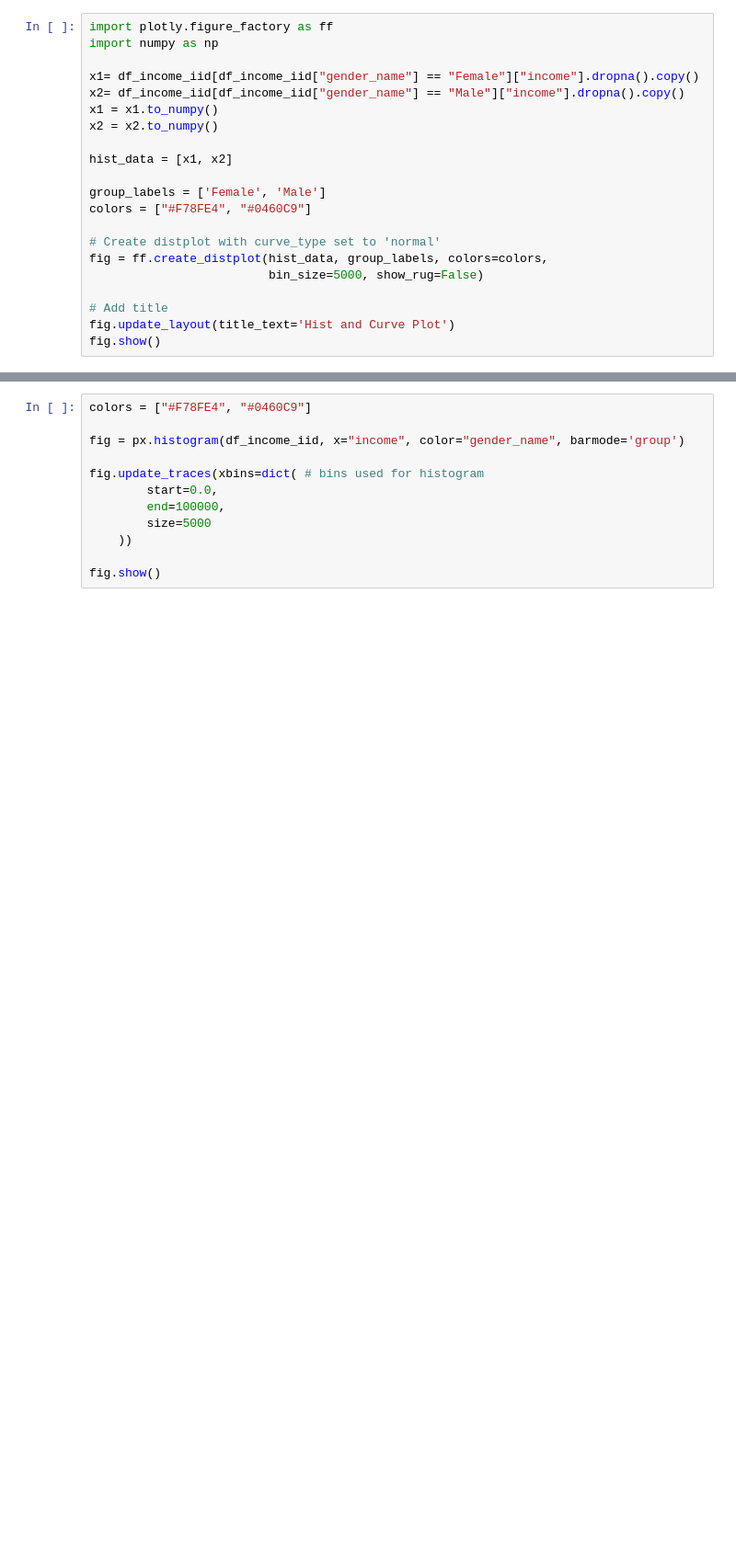
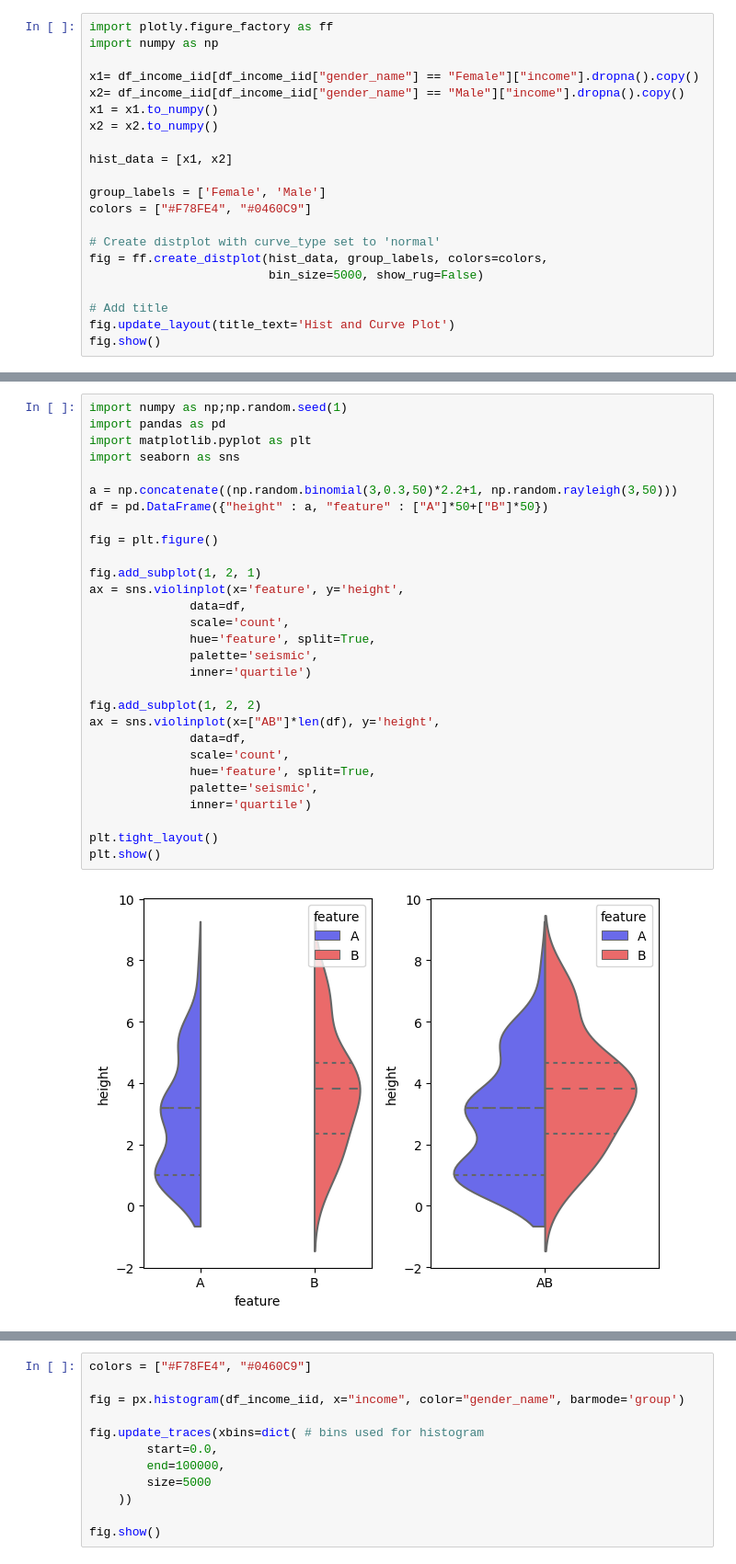
Before and after one commit to YuliyaSheichenka/Certification_Bloc_2, a Jupyter notebook: 01-Project_speed_dating_views_evolution.ipynb, the cells around one changed output, grey strips where cells are left out. Shown at 92% size. Saved outputs shown, nothing was run; the diff lists cells and outputs as text; blank space fills up the shorter version.

```diff
--- a/01-Project_speed_dating_views_evolution.ipynb
+++ b/01-Project_speed_dating_views_evolution.ipynb
@@ -1010,0 +1019,31 @@ fig.show()
+# %%
+import numpy as np;np.random.seed(1)
+import pandas as pd
+import matplotlib.pyplot as plt
+import seaborn as sns
+
+a = np.concatenate((np.random.binomial(3,0.3,50)*2.2+1, np.random.rayleigh(3,50)))
+df = pd.DataFrame({"height" : a, "feature" : ["A"]*50+["B"]*50})
+
+fig = plt.figure()
+
+fig.add_subplot(1, 2, 1)
+ax = sns.violinplot(x='feature', y='height',
+              data=df,
+              scale='count',
+              hue='feature', split=True,
+              palette='seismic',
+              inner='quartile')
+
+fig.add_subplot(1, 2, 2)
+ax = sns.violinplot(x=["AB"]*len(df), y='height',
+              data=df,
+              scale='count',
+              hue='feature', split=True,
+              palette='seismic',
+              inner='quartile')
+
+plt.tight_layout()
+plt.show()
+# %% [output]
+[figure, added]
```
Also changed, not shown: parts of 29 cells of this notebook.
